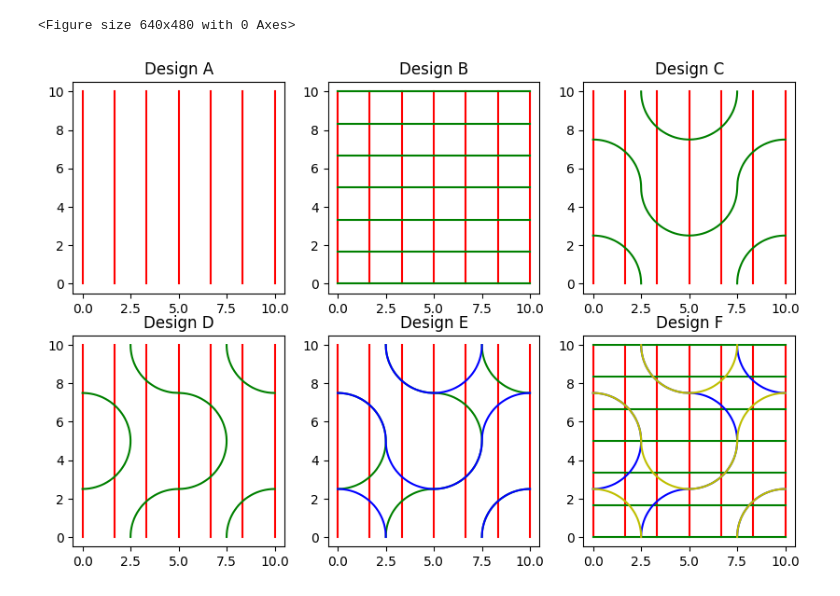
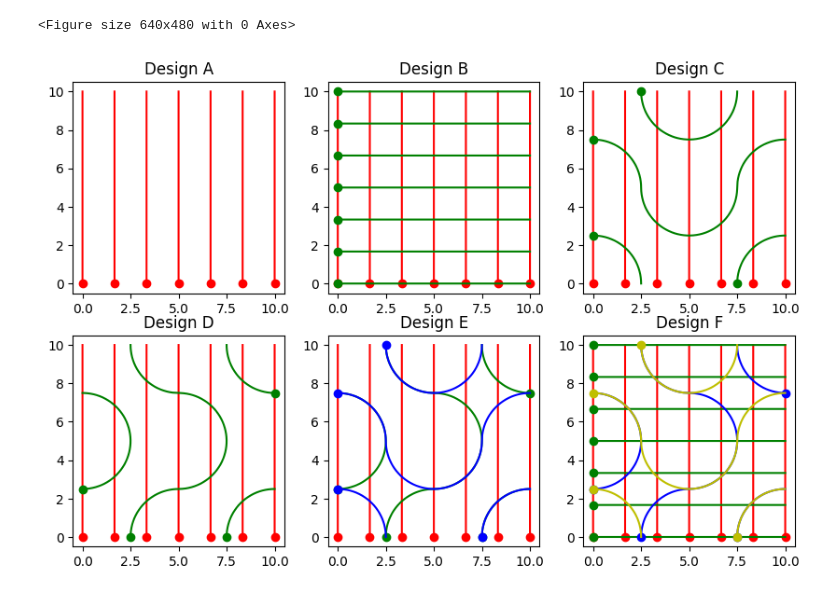
Before and after one commit to AdvancedMaterialSimulation/CITISENS_Composite, a Jupyter notebook: scripts/AITEX/main.ipynb, the cells around one changed output. Cells and saved outputs as stored; diff of their text form; code cells hidden in the pictures.

```diff
--- a/scripts/AITEX/main.ipynb
+++ b/scripts/AITEX/main.ipynb
@@ -31,0 +4,9 @@ trajs_SY = LayerSinY(**S_params)
+# %%
+lines = {
+    "r": 2.5,
+    "Nx_sq": 1,
+    "Ny_sq": 1,
+    "type":  'circle' # 'circle' or 'sin'
+}
+
+lines = CreateLines(lines)
@@ -32,32 +33,31 @@ trajs_SY = LayerSinY(**S_params)
 # %%
 def plot_design(design):
+    # to list
+    design = [design[key] for key in design.keys()]
     colors = ['r','g','b','y']
     for trajs, color in zip(design, colors):
         for traj in trajs:
             plt.plot(traj[:,0],traj[:,1],color=color)
+            # init
+            plt.plot(traj[0,0],traj[0,1],'o',color=color)
 # %%
-design_A = [trajs_X]
-design_B = [trajs_X,trajs_Y]
-design_C = [trajs_X,trajs_SX]
-design_D = [trajs_X,trajs_SY]
-design_E = [trajs_X,trajs_SY,trajs_SX]
-design_F = [trajs_X,trajs_Y,trajs_SY,trajs_SX]
 
 fig = plt.figure()
-designs = [design_A,design_B,design_C,design_D,design_E,design_F]
+designs = [ lines["designs"][ikey]
+           for ikey in lines["designs"].keys() ]
 
 nds_sq = len(designs)
 nds = int(nds_sq**0.5)
 nds = nds if nds**2 >= nds_sq else nds+1
 
 fig = plt.figure()
 fig.set_size_inches(10,10)
 for i,idesign in enumerate(designs):
     plt.subplot(nds,nds,i+1)
     plot_design(idesign)
     plt.title('Design %s' % chr(65+i))
     # aspect ratio
     plt.gca().set_aspect('equal', adjustable='box')
 # %% [output]
 <Figure size 640x480 with 0 Axes>
-[figure, old version]
+[figure, new version]
```
Also changed, not shown: parts of 70 cells of this notebook, 19 other files.
